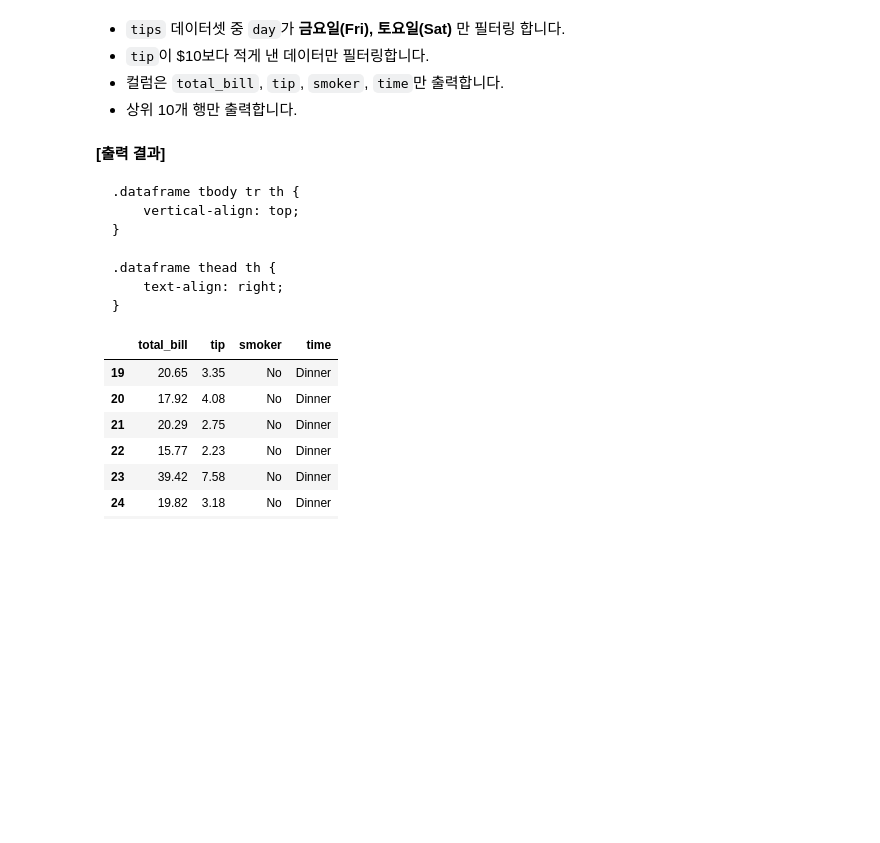
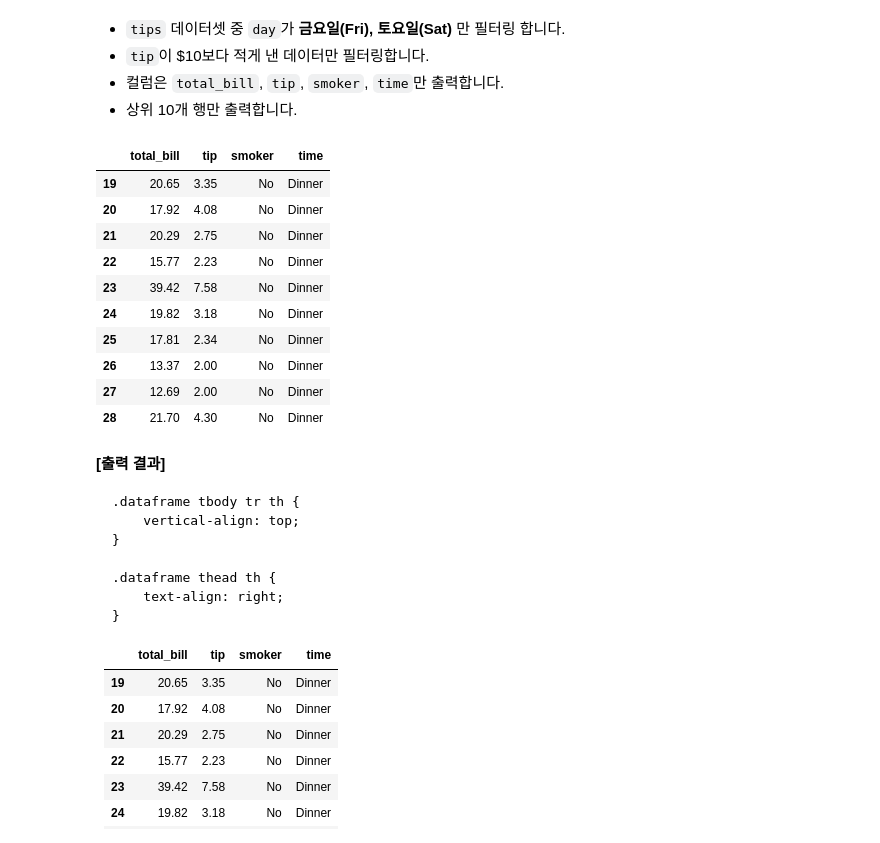
Before and after one commit to ssyyjj1012/data-analysis, a Jupyter notebook: 03_pandas_조회_정렬_조건_필터_(실습)의_사본.ipynb, the cells around one changed output. Saved outputs shown, nothing was run; the diff lists cells and outputs as text; code cells hidden in the pictures; blank space fills up the shorter version.

```diff
--- a/03_pandas_조회_정렬_조건_필터_(실습)의_사본.ipynb
+++ b/03_pandas_조회_정렬_조건_필터_(실습)의_사본.ipynb
@@ -1389,3 +1521,20 @@ tips.head()
+# %%
+# 코드를 입력해 주세요
+condition1 = tips['day'].isin(['Fri', 'Sat'])
+condition2 = tips['tip'] < 10
+tips.loc[condition1 & condition2,['total_bill', 'tip', 'smoker', 'time']].head(10)
+# %% [output]
+|  | total_bill | tip | smoker | time |
+| 19 | 20.65 | 3.35 | No | Dinner |
+| 20 | 17.92 | 4.08 | No | Dinner |
+| 21 | 20.29 | 2.75 | No | Dinner |
+| 22 | 15.77 | 2.23 | No | Dinner |
+| 23 | 39.42 | 7.58 | No | Dinner |
+| 24 | 19.82 | 3.18 | No | Dinner |
+| 25 | 17.81 | 2.34 | No | Dinner |
+| 26 | 13.37 | 2.00 | No | Dinner |
+| 27 | 12.69 | 2.00 | No | Dinner |
+| 28 | 21.70 | 4.30 | No | Dinner |
 # %% [markdown]
 <p><strong>[출력 결과]</strong></p><div>
 <style scoped>
```
Also changed, not shown: parts of 25 cells of this notebook.
